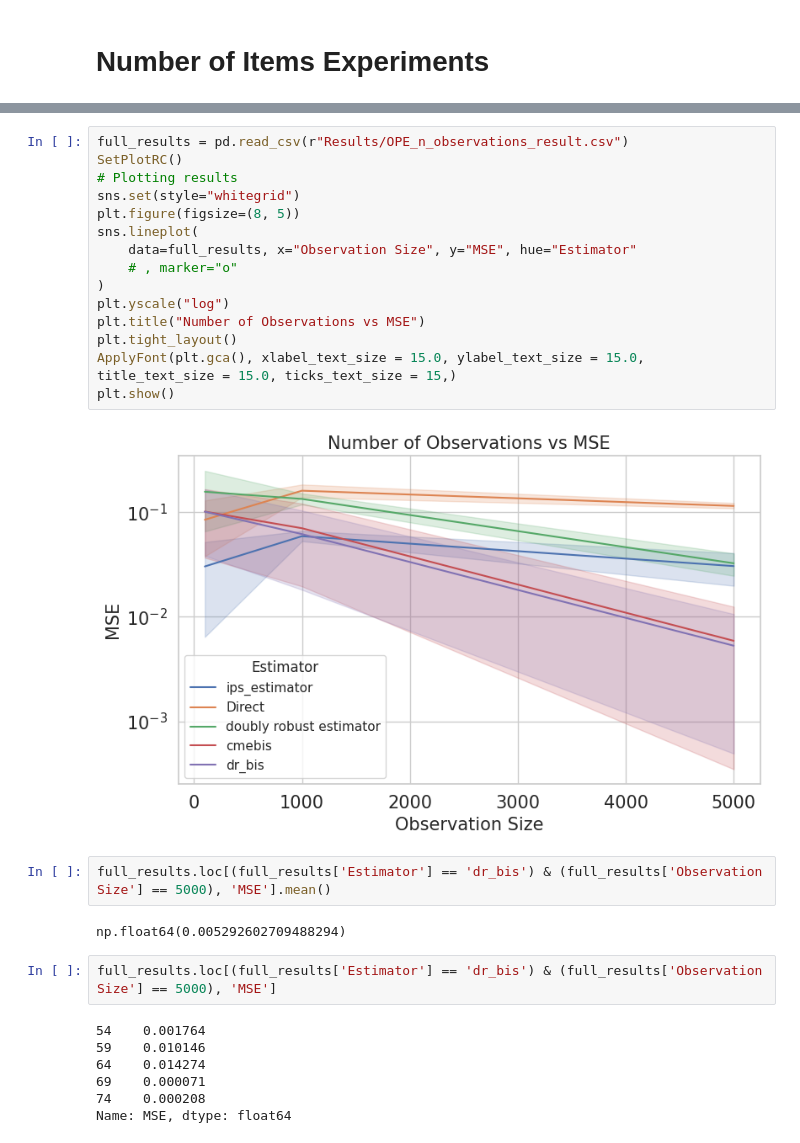
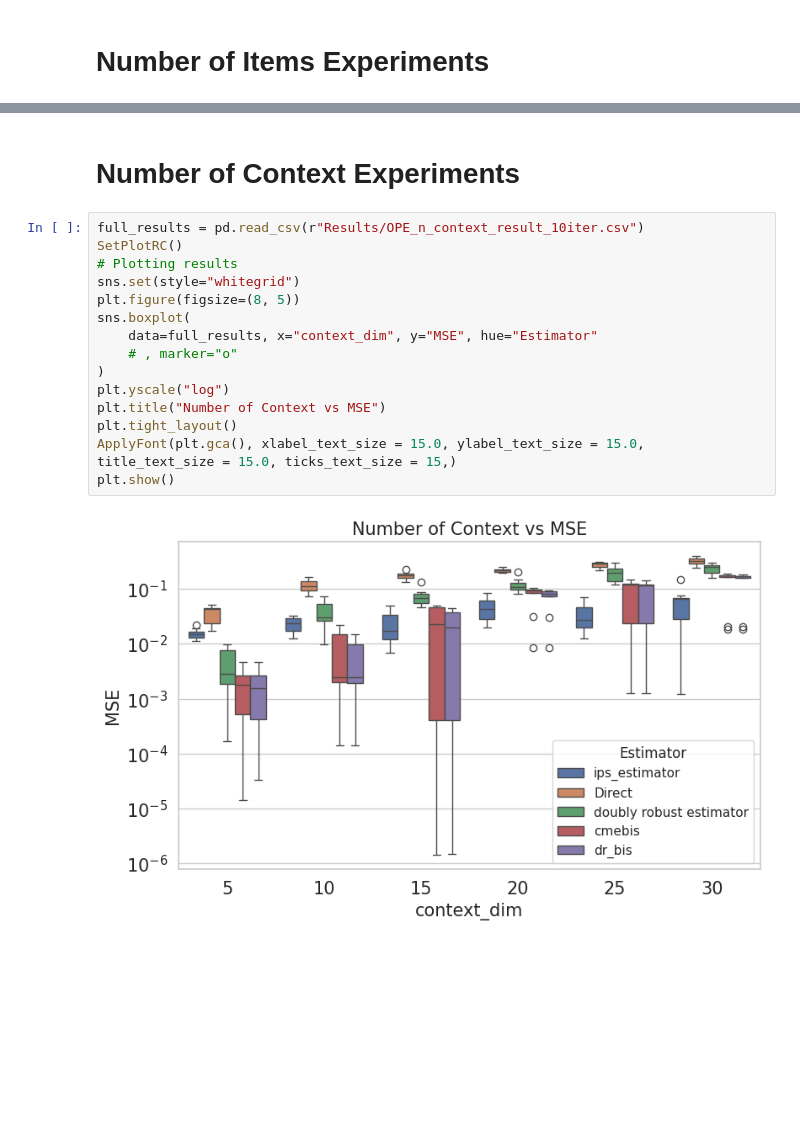
Before and after one commit to houssamzenati/counterfactual-policy-mean-embedding, a Jupyter notebook: src/policy_evaluation/Plot_Simulation_Results.ipynb, the cells around one changed output, grey strips where cells are left out. Cells and saved outputs as stored; diff of their text form; blank space fills up the shorter version.

```diff
--- a/src/policy_evaluation/Plot_Simulation_Results.ipynb
+++ b/src/policy_evaluation/Plot_Simulation_Results.ipynb
@@ -34,30 +34,19 @@ plt.show()
-# %%
-full_results = pd.read_csv(r"Results/OPE_n_observations_result.csv")
-SetPlotRC()
-# Plotting results
-sns.set(style="whitegrid")
-plt.figure(figsize=(8, 5))
-sns.lineplot(
-    data=full_results, x="Observation Size", y="MSE", hue="Estimator"
-    # , marker="o"
-)
-plt.yscale("log")
-plt.title("Number of Observations vs MSE")
-plt.tight_layout()
-ApplyFont(plt.gca(), xlabel_text_size = 15.0, ylabel_text_size = 15.0, title_text_size = 15.0, ticks_text_size = 15,)
-plt.show()
-# %% [output]
-[figure, removed]
-# %%
-full_results.loc[(full_results['Estimator'] == 'dr_bis') & (full_results['Observation Size'] == 5000), 'MSE'].mean()
-# %% [output]
-np.float64(0.005292602709488294)
-# %%
-full_results.loc[(full_results['Estimator'] == 'dr_bis') & (full_results['Observation Size'] == 5000), 'MSE']
-# %% [output]
-54    0.001764
-59    0.010146
-64    0.014274
-69    0.000071
-74    0.000208
-Name: MSE, dtype: float64
+# %% [markdown]
+# Number of Context Experiments
+# %%
+full_results = pd.read_csv(r"Results/OPE_n_context_result_10iter.csv")
+SetPlotRC()
+# Plotting results
+sns.set(style="whitegrid")
+plt.figure(figsize=(8, 5))
+sns.boxplot(
+    data=full_results, x="context_dim", y="MSE", hue="Estimator"
+    # , marker="o"
+)
+plt.yscale("log")
+plt.title("Number of Context vs MSE")
+plt.tight_layout()
+ApplyFont(plt.gca(), xlabel_text_size = 15.0, ylabel_text_size = 15.0, title_text_size = 15.0, ticks_text_size = 15,)
+plt.show()
+# %% [output]
+[figure, added]
```
Also changed, not shown: parts of 3 cells of this notebook, 12 other files.
